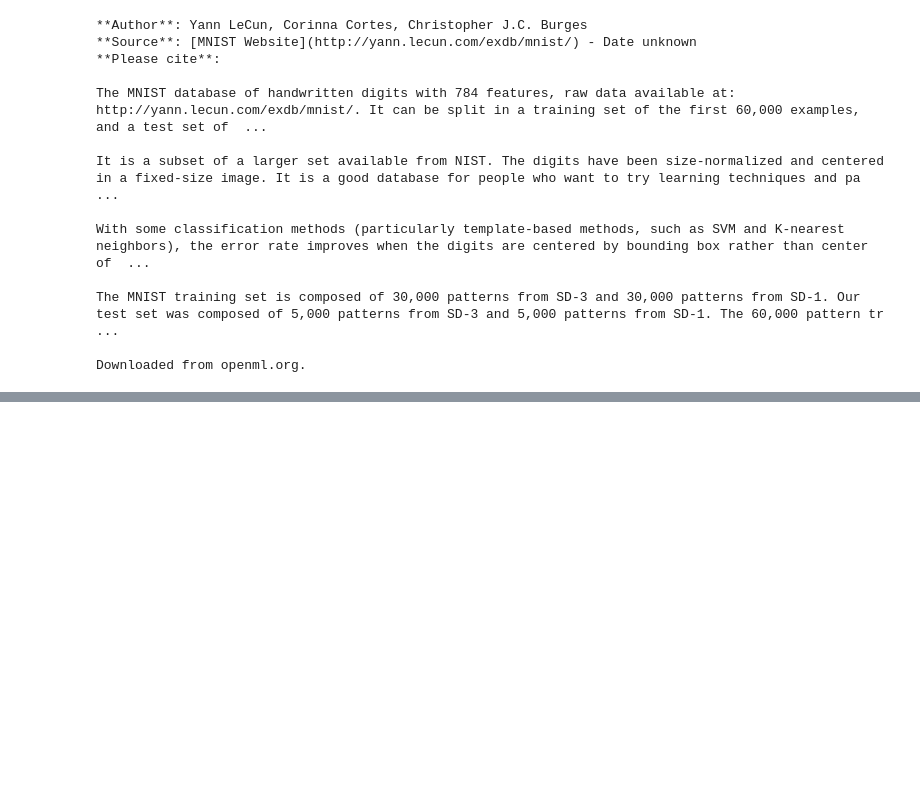
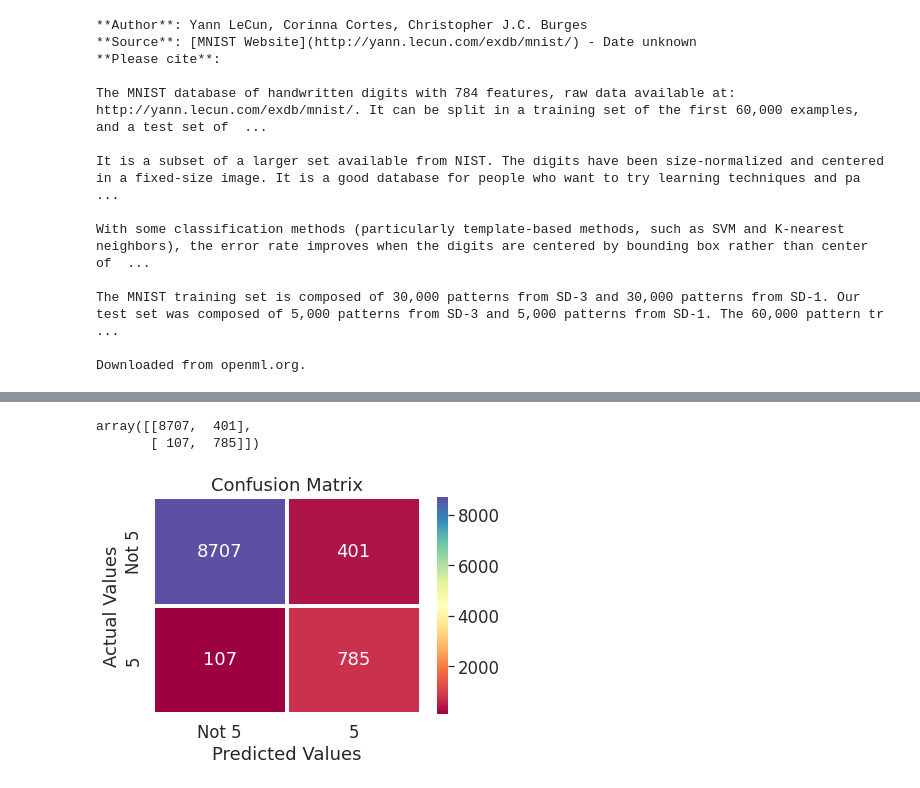
Before and after one commit to Pepcoders/Data-Science-February, a Jupyter notebook: Project/MNIST_Classification.ipynb, the cells around one changed output, grey strips where cells are left out. Cells and saved outputs as stored; diff of their text form; code cells hidden in the pictures; blank space fills up the shorter version.

```diff
--- a/Project/MNIST_Classification.ipynb
+++ b/Project/MNIST_Classification.ipynb
@@ -152,0 +118,4 @@ array([[15856,    74],
+# %%
+# Let’s create the target vectors for this classification task
+y_train_5 = (y_train == 5) # True for all 5s, False for all other digits.
+y_test_5 = (y_test == 5)
@@ -152,0 +126,6 @@ array([[15856,    74],
+# %%
+# Create an SGDClassifier and train it on the whole training set
+from sklearn.linear_model import SGDClassifier
+
+sgd_clf = SGDClassifier(random_state=42)
+sgd_clf.fit(X_train, y_train_5)
@@ -152,0 +136,3 @@ array([[15856,    74],
+# %%
+y_pred = sgd_clf.predict(X_test)
+y_pred[1]
@@ -152,0 +170,24 @@ array([[15856,    74],
+# %%
+from sklearn import metrics
+
+conf_mat = metrics.confusion_matrix(y_test_5, y_pred)
+conf_mat
+# %% [output]
+array([[8707,  401],
+       [ 107,  785]])
+# %%
+# Plot the confusion Matrix Result
+ax = plt.axes()             # matplotlib axis obj
+sns.set(font_scale=1.5)     # Increase Font size
+
+sns.heatmap(conf_mat, annot = True, fmt="d",
+            xticklabels=["Not 5", "5"],
+            yticklabels=["Not 5", "5"],
+            ax = ax, linewidths = 3, cmap="Spectral")
+
+ax.set_xlabel("Predicted Values")
+ax.set_ylabel("Actual Values")
+ax.set_title("Confusion Matrix")
+plt.show()
+# %% [output]
+[figure, added]
```
Also changed, not shown: parts of 50 cells of this notebook.
